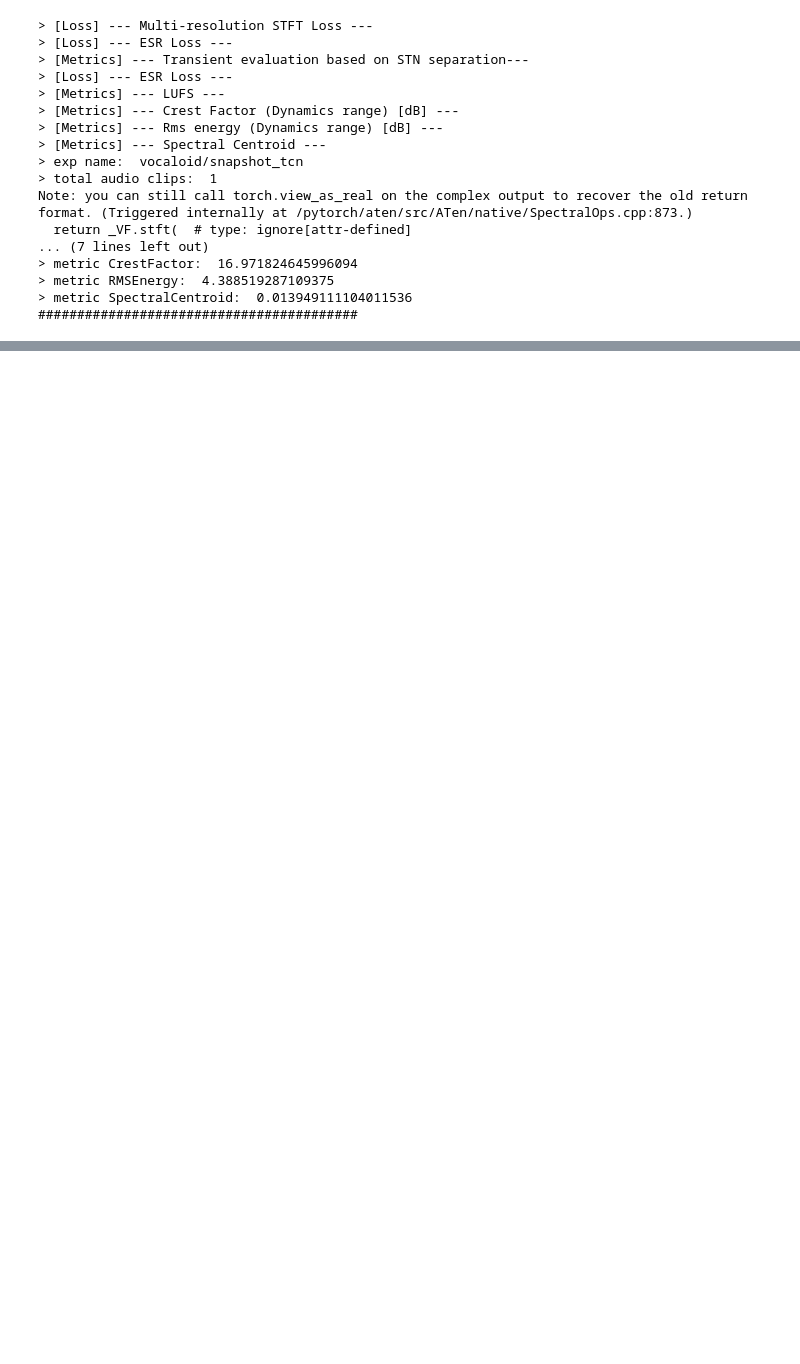
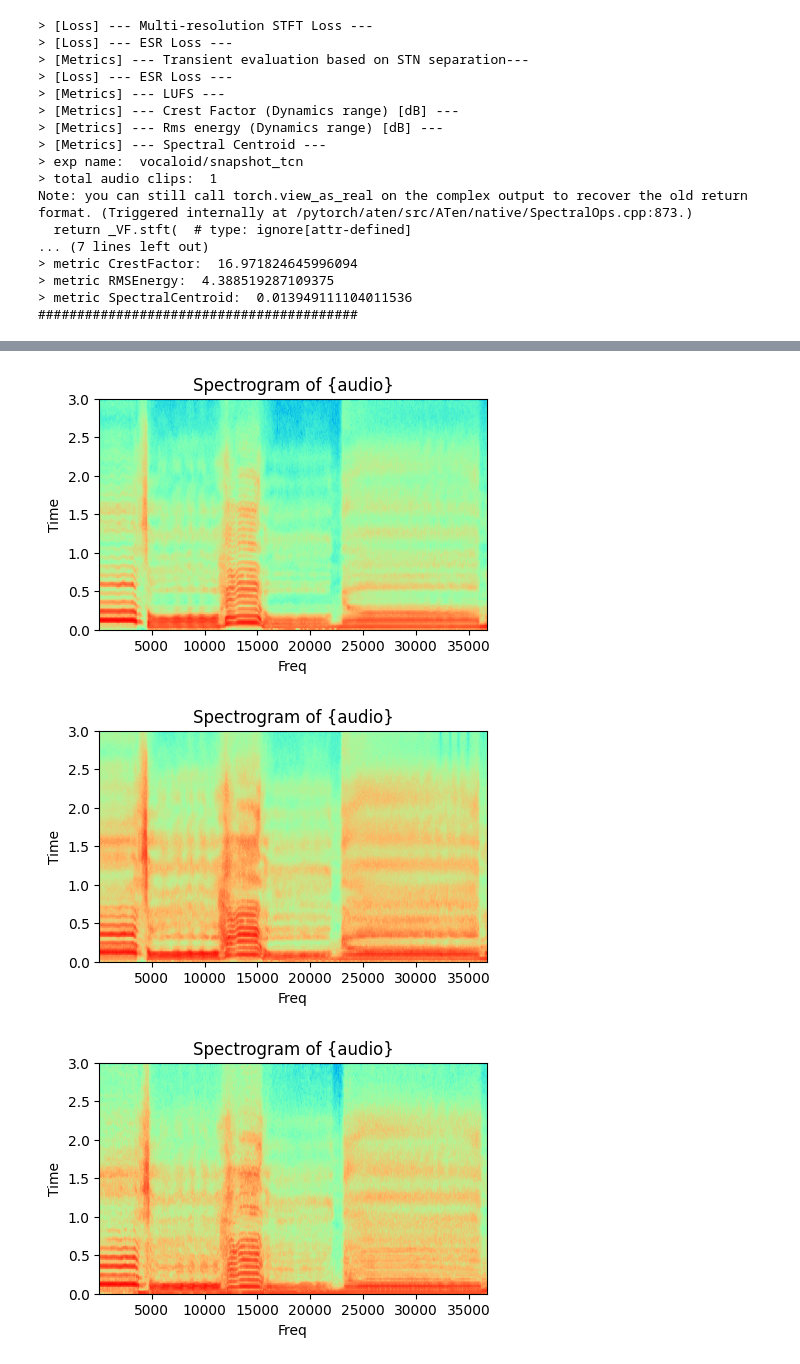
Before and after one commit to seanyih/vocaloid_modeling, a Jupyter notebook: vocaloid_pyneuralfx/Pyneuralfx.ipynb, the cells around one changed output, grey strips where cells are left out. Saved outputs shown, nothing was run; the diff lists cells and outputs as text; code cells hidden in the pictures; blank space fills up the shorter version.

Commit message:
add spectralgram just for fun

```diff
--- a/vocaloid_pyneuralfx/Pyneuralfx.ipynb
+++ b/vocaloid_pyneuralfx/Pyneuralfx.ipynb
@@ -153,0 +150,22 @@ Predict
+# %%
+import matplotlib.pyplot as plt
+
+def plot_spectralgram(audio, type='_'):
+    # generate spectrogram
+    plt.figure(figsize=(5, 3))
+    plt.specgram(audio, Fs=6, cmap="rainbow")
+
+    # Set the title of the plot, xlabel and ylabel
+    # and display using show() function
+    plt.title('Spectrogram of {audio}')
+    plt.xlabel("Freq")
+    plt.ylabel("Time")
+    plt.show()
+
+plot_spectralgram(input[:sr*5], type='input')
+plot_spectralgram(target_y[:sr_x*5], type='target')
+plot_spectralgram(pred_y[:sr_y*5], type='pred')
+# %% [output]
+[figure, added]
+[figure, added]
+[figure, added]
```
Also changed, not shown: parts of 5 cells of this notebook.
